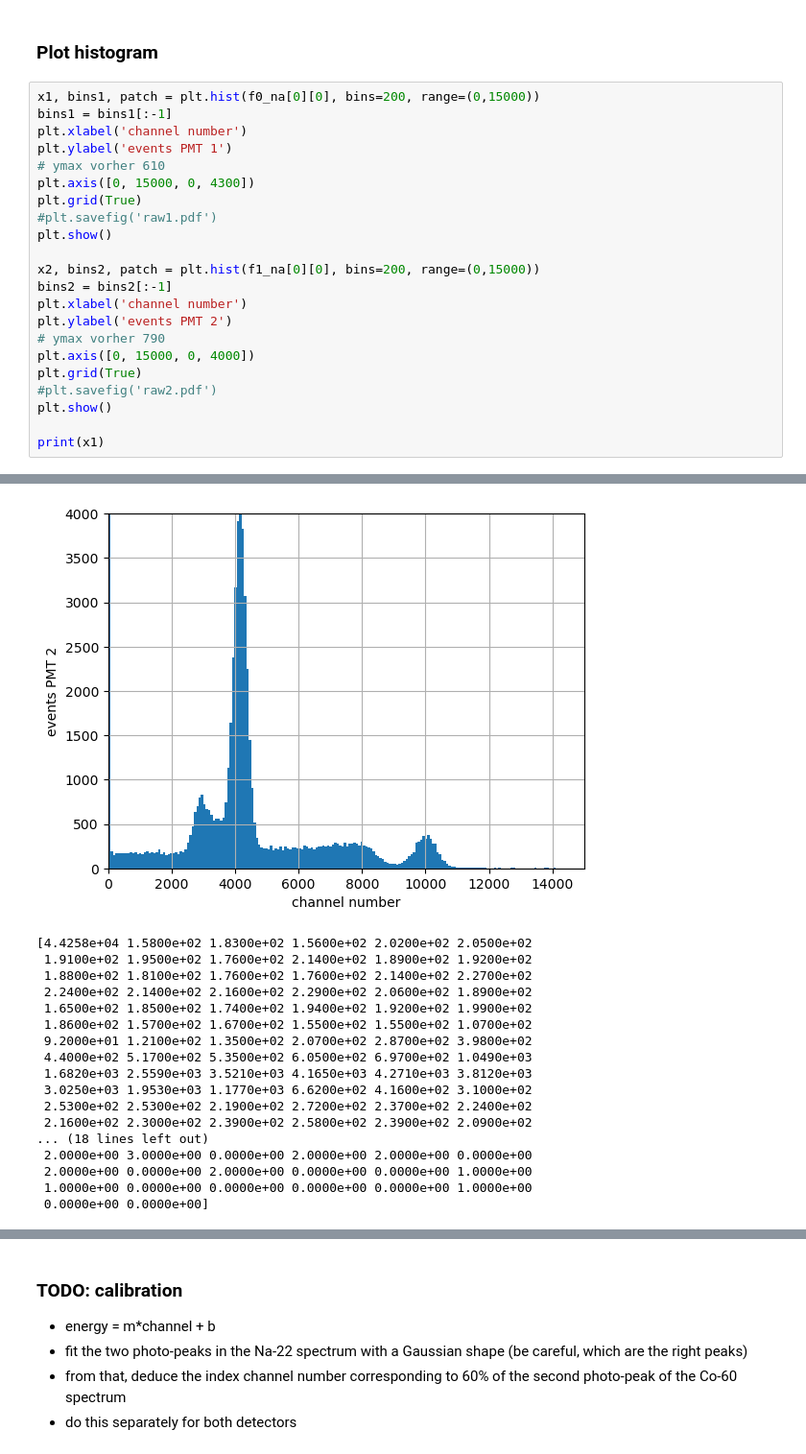
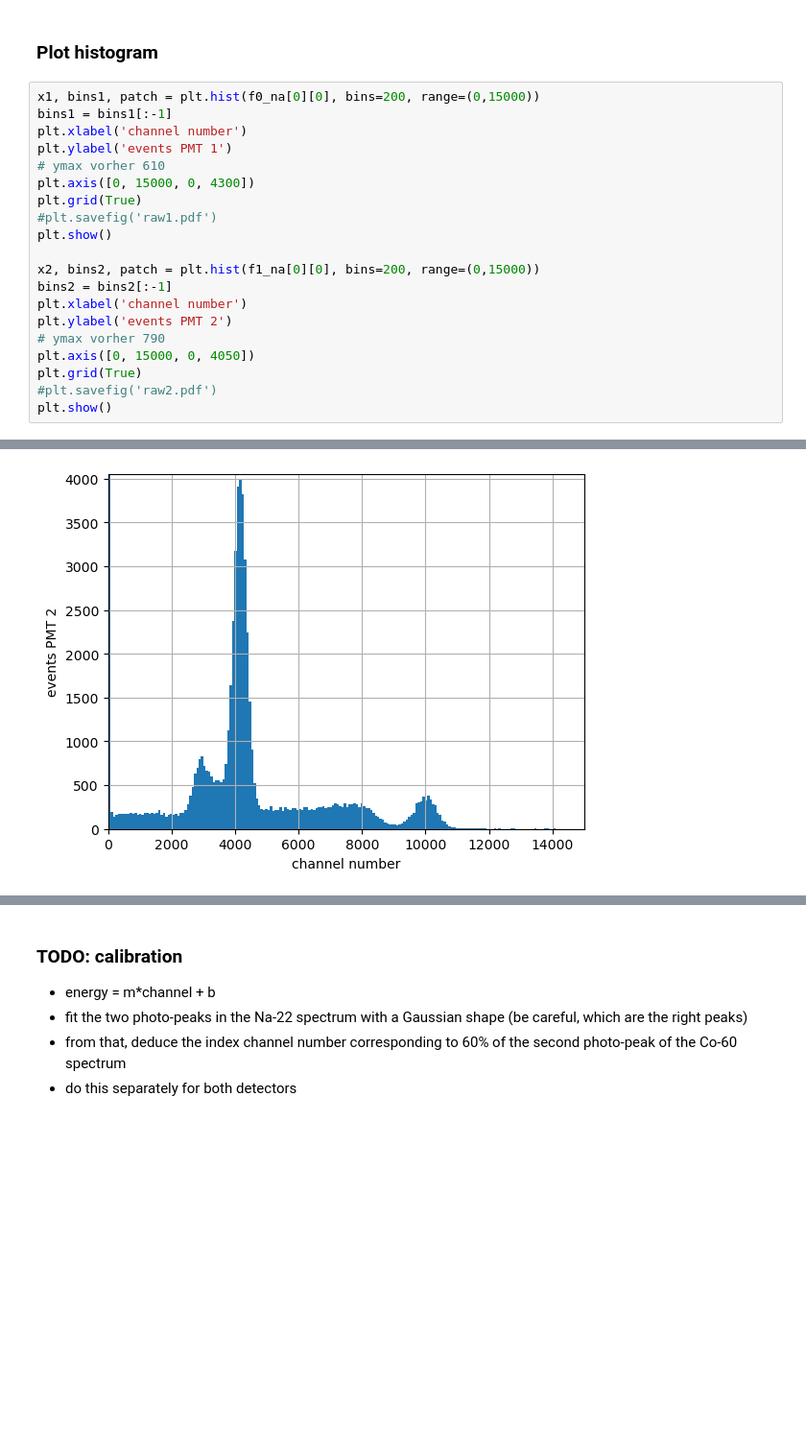
Before and after one commit to MRNock04/P3, a Jupyter notebook: Winkelkorrelation/Ergebnisse/Koinzidenz_students.ipynb, the cells around one changed output, grey strips where cells are left out. Shown: that part at 96% size. Drawn from its saved outputs; the diff is of its cells as text; blank space fills up the shorter version.

```diff
--- a/Winkelkorrelation/Ergebnisse/Koinzidenz_students.ipynb
+++ b/Winkelkorrelation/Ergebnisse/Koinzidenz_students.ipynb
@@ -138,42 +138,23 @@ for i in range(np.size(files0_co)):
 # %%
 x1, bins1, patch = plt.hist(f0_na[0][0], bins=200, range=(0,15000))
 bins1 = bins1[:-1]
 plt.xlabel('channel number')
 plt.ylabel('events PMT 1')
 # ymax vorher 610
 plt.axis([0, 15000, 0, 4300])
 plt.grid(True)
 #plt.savefig('raw1.pdf')
 plt.show()
 
 x2, bins2, patch = plt.hist(f1_na[0][0], bins=200, range=(0,15000))
 bins2 = bins2[:-1]
 plt.xlabel('channel number')
 plt.ylabel('events PMT 2')
 # ymax vorher 790
-plt.axis([0, 15000, 0, 4000])
+plt.axis([0, 15000, 0, 4050])
 plt.grid(True)
 #plt.savefig('raw2.pdf')
 plt.show()
-
-print(x1)
 # %% [output]
 [figure]
-[figure, old version]
+[figure, new version]
-[4.4258e+04 1.5800e+02 1.8300e+02 1.5600e+02 2.0200e+02 2.0500e+02
- 1.9100e+02 1.9500e+02 1.7600e+02 2.1400e+02 1.8900e+02 1.9200e+02
- 1.8800e+02 1.8100e+02 1.7600e+02 1.7600e+02 2.1400e+02 2.2700e+02
- 2.2400e+02 2.1400e+02 2.1600e+02 2.2900e+02 2.0600e+02 1.8900e+02
- 1.6500e+02 1.8500e+02 1.7400e+02 1.9400e+02 1.9200e+02 1.9900e+02
- 1.8600e+02 1.5700e+02 1.6700e+02 1.5500e+02 1.5500e+02 1.0700e+02
- 9.2000e+01 1.2100e+02 1.3500e+02 2.0700e+02 2.8700e+02 3.9800e+02
- 4.4000e+02 5.1700e+02 5.3500e+02 6.0500e+02 6.9700e+02 1.0490e+03
- 1.6820e+03 2.5590e+03 3.5210e+03 4.1650e+03 4.2710e+03 3.8120e+03
- 3.0250e+03 1.9530e+03 1.1770e+03 6.6200e+02 4.1600e+02 3.1000e+02
- 2.5300e+02 2.5300e+02 2.1900e+02 2.7200e+02 2.3700e+02 2.2400e+02
- 2.1600e+02 2.3000e+02 2.3900e+02 2.5800e+02 2.3900e+02 2.0900e+02
-... (18 lines left out)
- 2.0000e+00 3.0000e+00 0.0000e+00 2.0000e+00 2.0000e+00 0.0000e+00
- 2.0000e+00 0.0000e+00 2.0000e+00 0.0000e+00 0.0000e+00 1.0000e+00
- 1.0000e+00 0.0000e+00 0.0000e+00 0.0000e+00 0.0000e+00 1.0000e+00
- 0.0000e+00 0.0000e+00]
```
Also changed, not shown: parts of 12 cells of this notebook.
